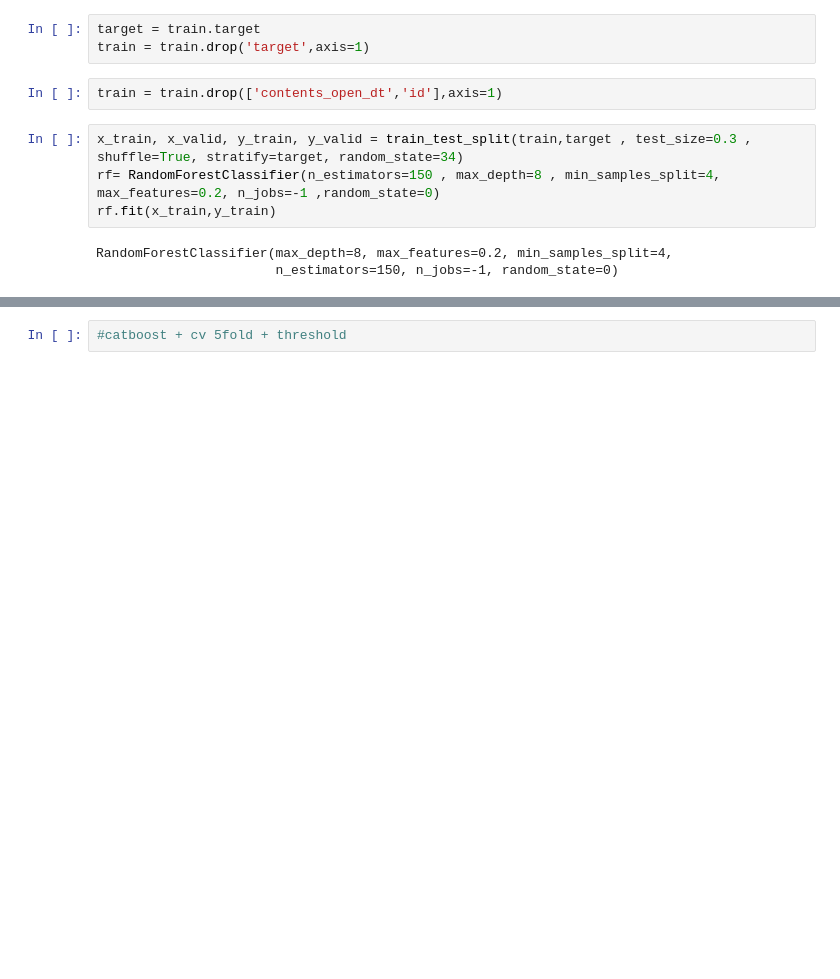
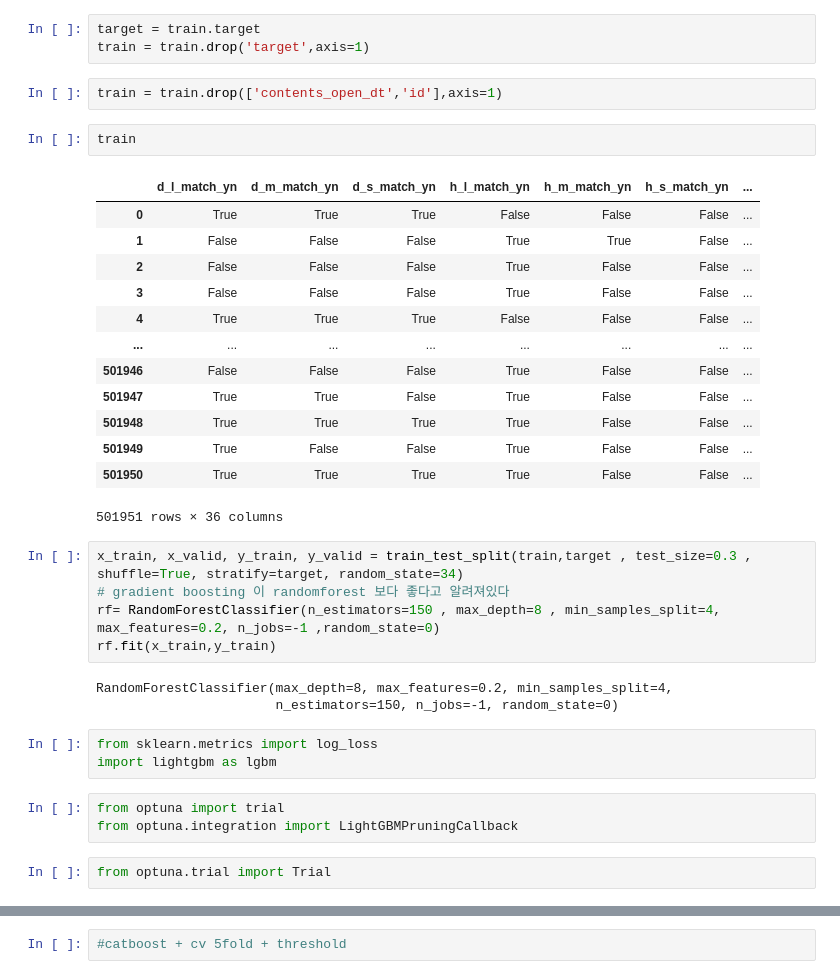
Before and after one commit to citizenofathens/JobCare, a Jupyter notebook: EDA2.ipynb, the cells around one changed output, grey strips where cells are left out. Drawn from its saved outputs; the diff is of its cells as text; blank space fills up the shorter version.

```diff
--- a/EDA2.ipynb
+++ b/EDA2.ipynb
@@ -34,10 +35,35 @@ target = train.target
 train = train.drop('target',axis=1)
 # %%
 train = train.drop(['contents_open_dt','id'],axis=1)
+# %%
+train
+# %% [output]
+|  | d_l_match_yn | d_m_match_yn | d_s_match_yn | h_l_match_yn | h_m_match_yn | h_s_match_yn | ... |
+| 0 | True | True | True | False | False | False | ... |
+| 1 | False | False | False | True | True | False | ... |
+| 2 | False | False | False | True | False | False | ... |
+| 3 | False | False | False | True | False | False | ... |
+| 4 | True | True | True | False | False | False | ... |
+| ... | ... | ... | ... | ... | ... | ... | ... |
+| 501946 | False | False | False | True | False | False | ... |
+| 501947 | True | True | False | True | False | False | ... |
+| 501948 | True | True | True | True | False | False | ... |
+| 501949 | True | False | False | True | False | False | ... |
+| 501950 | True | True | True | True | False | False | ... |
+501951 rows × 36 columns
 # %%
 x_train, x_valid, y_train, y_valid = train_test_split(train,target , test_size=0.3 , shuffle=True, stratify=target, random_state=34)
+# gradient boosting 이 randomforest 보다 좋다고 알려져있다
 rf= RandomForestClassifier(n_estimators=150 , max_depth=8 , min_samples_split=4, max_features=0.2, n_jobs=-1 ,random_state=0)
 rf.fit(x_train,y_train)
 # %% [output]
 RandomForestClassifier(max_depth=8, max_features=0.2, min_samples_split=4,
                        n_estimators=150, n_jobs=-1, random_state=0)
+# %%
+from sklearn.metrics import log_loss
+import lightgbm as lgbm
+# %%
+from optuna import trial
+from optuna.integration import LightGBMPruningCallback
+# %%
+from optuna.trial import Trial
```
Also changed, not shown: parts of 78 cells of this notebook.
